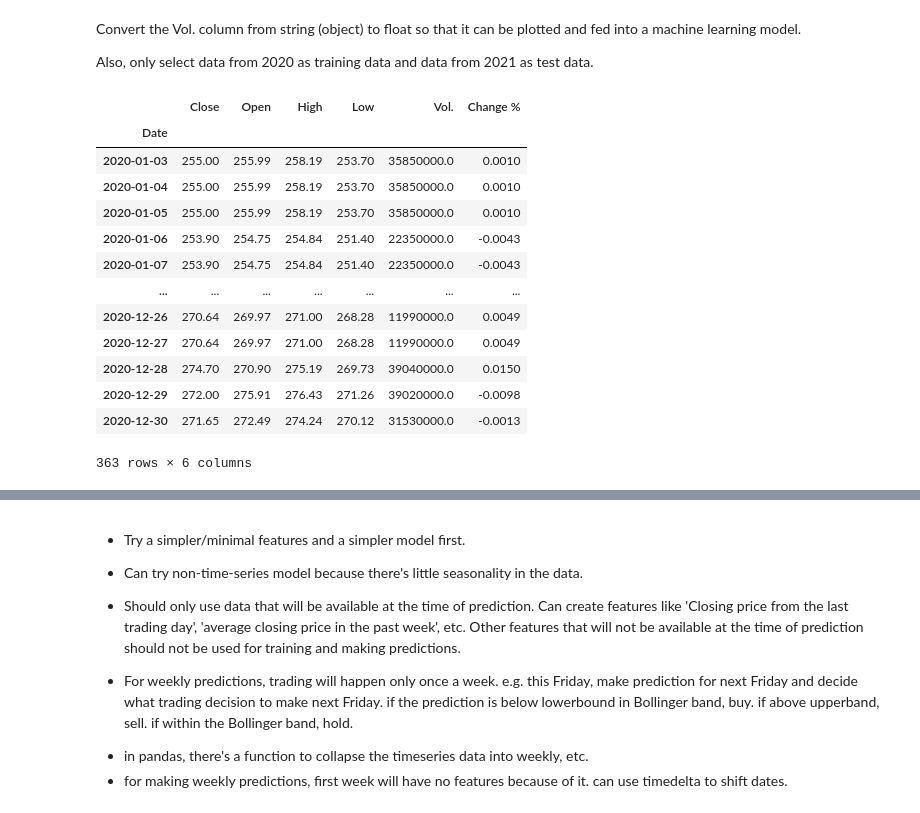
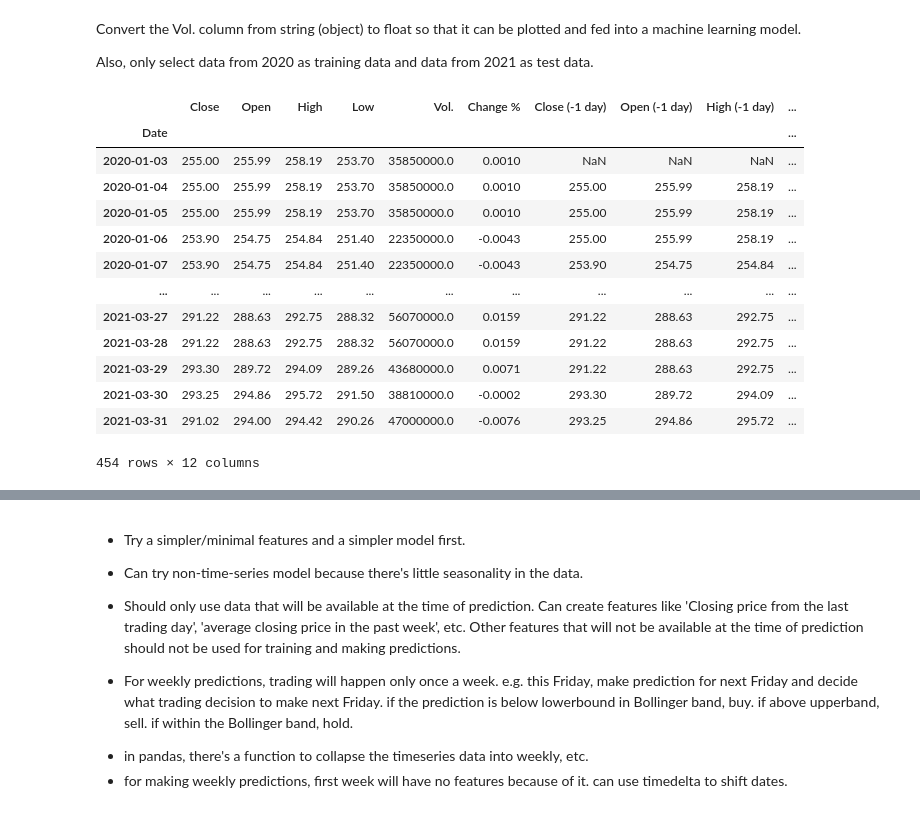
Before and after one commit to henryhyunwookim/ValueInvestor, a Jupyter notebook: ValueInvestor.ipynb, the cells around one changed output, grey strips where cells are left out. Cells and saved outputs as stored; diff of their text form; code cells hidden in the pictures.

```diff
--- a/ValueInvestor.ipynb
+++ b/ValueInvestor.ipynb
@@ -109,35 +132,36 @@ Also, only select data from 2020 as training data and data from 2021 as test dat
 # %%
 train_dfs = {}
 for name, df in data_dfs.items():
-    df_copy = df.copy()
+    df_copy = df.set_index('Date').sort_index().rename(columns={'Price': 'Close'})
     df_copy['Vol.'] = df_copy['Vol.'].apply(convert_vol_to_float)
-    train_df = df_copy[df_copy['Date'].dt.year == 2020]\
-            .set_index('Date').sort_index()\
-            .rename(columns={'Price': 'Close'})
-    test_df = df_copy[df_copy['Date'].dt.year == 2021]\
-            .set_index('Date').sort_index()\
-            .rename(columns={'Price': 'Close'})
-    train_dfs[name] = (train_df, test_df)
+
+    df_updated = add_data_from_past(df_copy)
+    train_dfs[name] = df_updated
+
+#     train_df = df_copy[df_copy['Date'].dt.year == 2020]\
+#             .set_index('Date').sort_index()\
+#             .rename(columns={'Price': 'Close'})
+#     test_df = df_copy[df_copy['Date'].dt.year == 2021]\
+#             .set_index('Date').sort_index()\
+#             .rename(columns={'Price': 'Close'})
+#     train_dfs[name] = (train_df, test_df)
 # %%
 stock_name_1 = full_sheet_names[0]
-train_df_1, test_df_1 = train_dfs[stock_name_1]
+# train_df_1, test_df_1 = train_dfs[stock_name_1]
+df_1 = train_dfs[stock_name_1]
+df_1
+# %% [output]
+|  | Close | Open | High | Low | Vol. | Change % | Close (-1 day) | Open (-1 day) | High (-1 day) | ... |
+| Date |  |  |  |  |  |  |  |  |  | ... |
+| 2020-01-03 | 255.00 | 255.99 | 258.19 | 253.70 | 35850000.0 | 0.0010 | NaN | NaN | NaN | ... |
+| 2020-01-04 | 255.00 | 255.99 | 258.19 | 253.70 | 35850000.0 | 0.0010 | 255.00 | 255.99 | 258.19 | ... |
+| 2020-01-05 | 255.00 | 255.99 | 258.19 | 253.70 | 35850000.0 | 0.0010 | 255.00 | 255.99 | 258.19 | ... |
+| 2020-01-06 | 253.90 | 254.75 | 254.84 | 251.40 | 22350000.0 | -0.0043 | 255.00 | 255.99 | 258.19 | ... |
+| 2020-01-07 | 253.90 | 254.75 | 254.84 | 251.40 | 22350000.0 | -0.0043 | 253.90 | 254.75 | 254.84 | ... |
+| ... | ... | ... | ... | ... | ... | ... | ... | ... | ... | ... |
+| 2021-03-27 | 291.22 | 288.63 | 292.75 | 288.32 | 56070000.0 | 0.0159 | 291.22 | 288.63 | 292.75 | ... |
+| 2021-03-28 | 291.22 | 288.63 | 292.75 | 288.32 | 56070000.0 | 0.0159 | 291.22 | 288.63 | 292.75 | ... |
+| 2021-03-29 | 293.30 | 289.72 | 294.09 | 289.26 | 43680000.0 | 0.0071 | 291.22 | 288.63 | 292.75 | ... |
+| 2021-03-30 | 293.25 | 294.86 | 295.72 | 291.50 | 38810000.0 | -0.0002 | 293.30 | 289.72 | 294.09 | ... |
+| 2021-03-31 | 291.02 | 294.00 | 294.42 | 290.26 | 47000000.0 | -0.0076 | 293.25 | 294.86 | 295.72 | ... |
+454 rows × 12 columns
-# %%
-from datetime import timedelta
-
-train_df_1 = train_df_1.asfreq('D').ffill()
-train_df_1
-# %% [output]
-|  | Close | Open | High | Low | Vol. | Change % |
-| Date |  |  |  |  |  |  |
-| 2020-01-03 | 255.00 | 255.99 | 258.19 | 253.70 | 35850000.0 | 0.0010 |
-| 2020-01-04 | 255.00 | 255.99 | 258.19 | 253.70 | 35850000.0 | 0.0010 |
-| 2020-01-05 | 255.00 | 255.99 | 258.19 | 253.70 | 35850000.0 | 0.0010 |
-| 2020-01-06 | 253.90 | 254.75 | 254.84 | 251.40 | 22350000.0 | -0.0043 |
-| 2020-01-07 | 253.90 | 254.75 | 254.84 | 251.40 | 22350000.0 | -0.0043 |
-| ... | ... | ... | ... | ... | ... | ... |
-| 2020-12-26 | 270.64 | 269.97 | 271.00 | 268.28 | 11990000.0 | 0.0049 |
-| 2020-12-27 | 270.64 | 269.97 | 271.00 | 268.28 | 11990000.0 | 0.0049 |
-| 2020-12-28 | 274.70 | 270.90 | 275.19 | 269.73 | 39040000.0 | 0.0150 |
-| 2020-12-29 | 272.00 | 275.91 | 276.43 | 271.26 | 39020000.0 | -0.0098 |
-| 2020-12-30 | 271.65 | 272.49 | 274.24 | 270.12 | 31530000.0 | -0.0013 |
-363 rows × 6 columns
```
Also changed, not shown: parts of 11 cells of this notebook, 1 other file.
